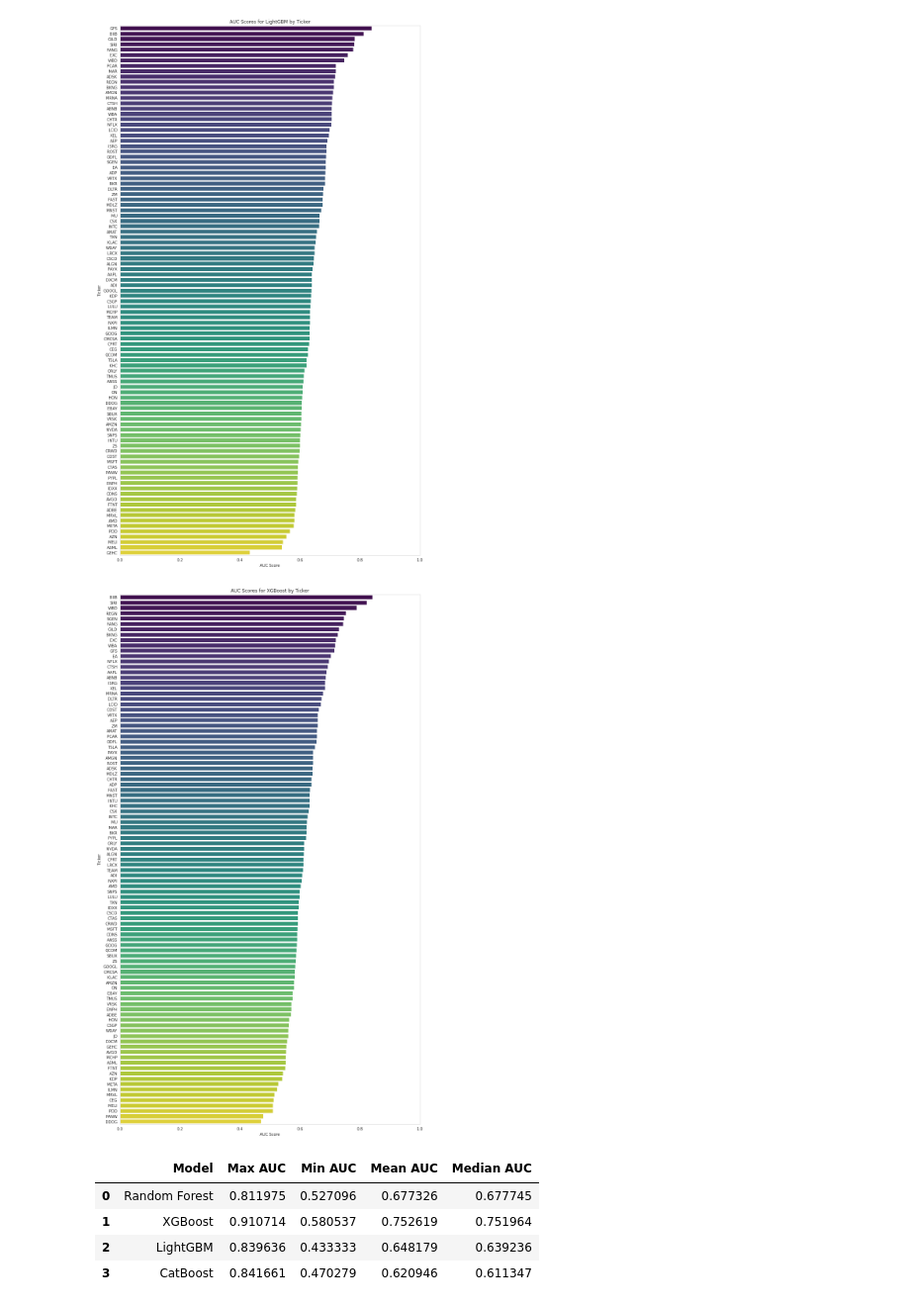
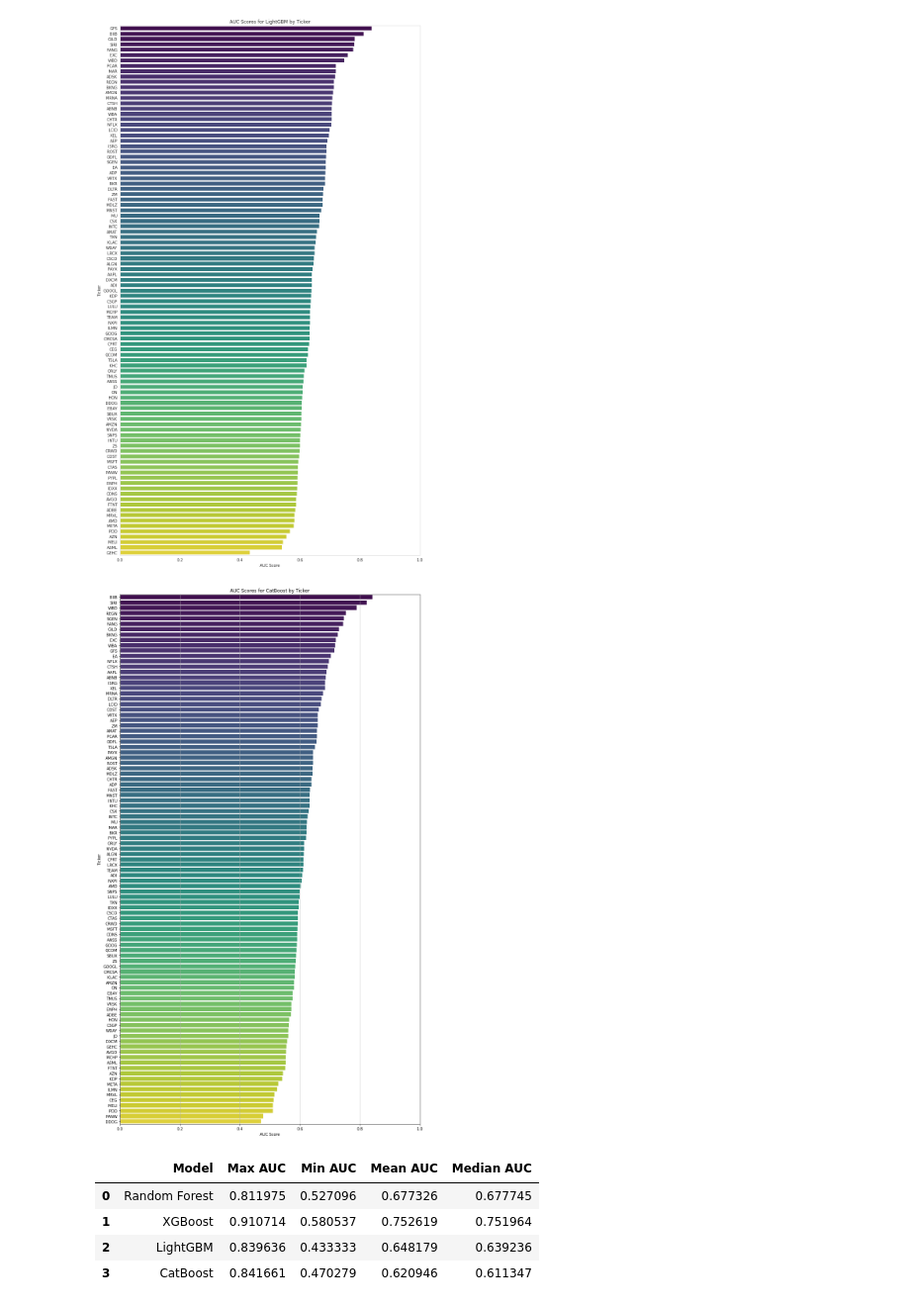
Before and after one commit to kotaaaaaaa/Stock-market-prediction, a Jupyter notebook: Feature Engineering.ipynb, the cells around one changed output. Shown at 99% size. Cells and saved outputs as stored; diff of their text form; code cells hidden in the pictures.

```diff
--- a/Feature Engineering.ipynb
+++ b/Feature Engineering.ipynb
@@ -742,27 +868,27 @@ plt.show()
 # %%
 import matplotlib.pyplot as plt
 import seaborn as sns
 
 # Load the data
 auc_data = pd.read_csv("model_auc.csv")
 
 # Sort the data by the Random Forest AUC scores in descending order
 sorted_auc_data = auc_data.sort_values(by='CatBoost', ascending=False)
 
 # Plotting the AUC scores for Random Forest
 plt.figure(figsize=(12, 20))
 sns.barplot(data=sorted_auc_data, x='CatBoost', y='Ticker', palette="viridis")
-plt.title('AUC Scores for XGBoost by Ticker')
+plt.title('AUC Scores for CatBoost by Ticker')
 plt.xlabel('AUC Score')
 plt.ylabel('Ticker')
 plt.xlim(0, 1)
 plt.grid(axis='x')
 
 plt.tight_layout()
-plt.savefig("auc_plot_CatBoost.png", format='png')
+plt.savefig("auc_plot_CatBoost.pdf", format='pdf')
 plt.show()
 # %% [output]
-[figure, old version]
+[figure, new version]
 # %%
 import pandas as pd
 import numpy as np
```
Also changed, not shown: parts of 42 cells of this notebook, 38 other files.
